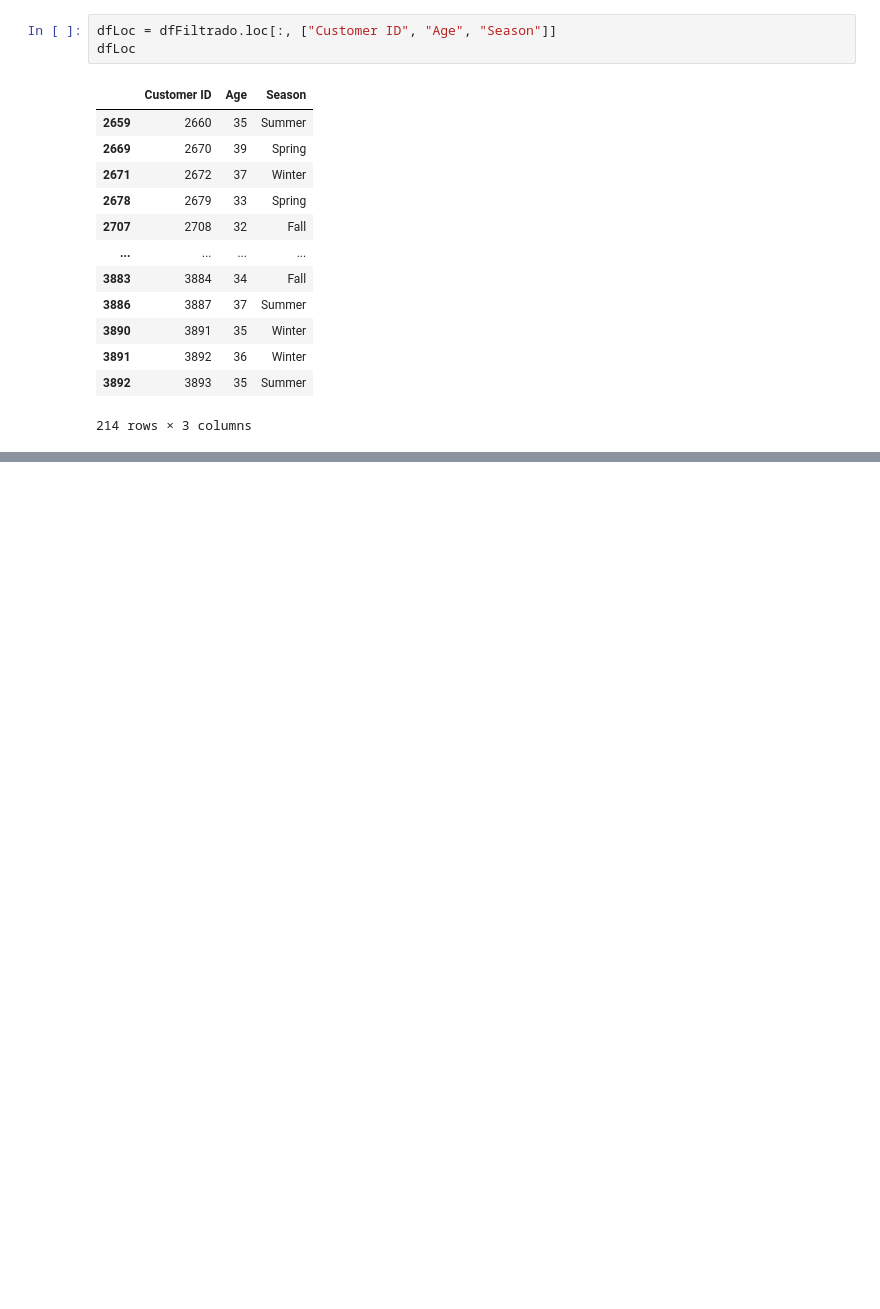
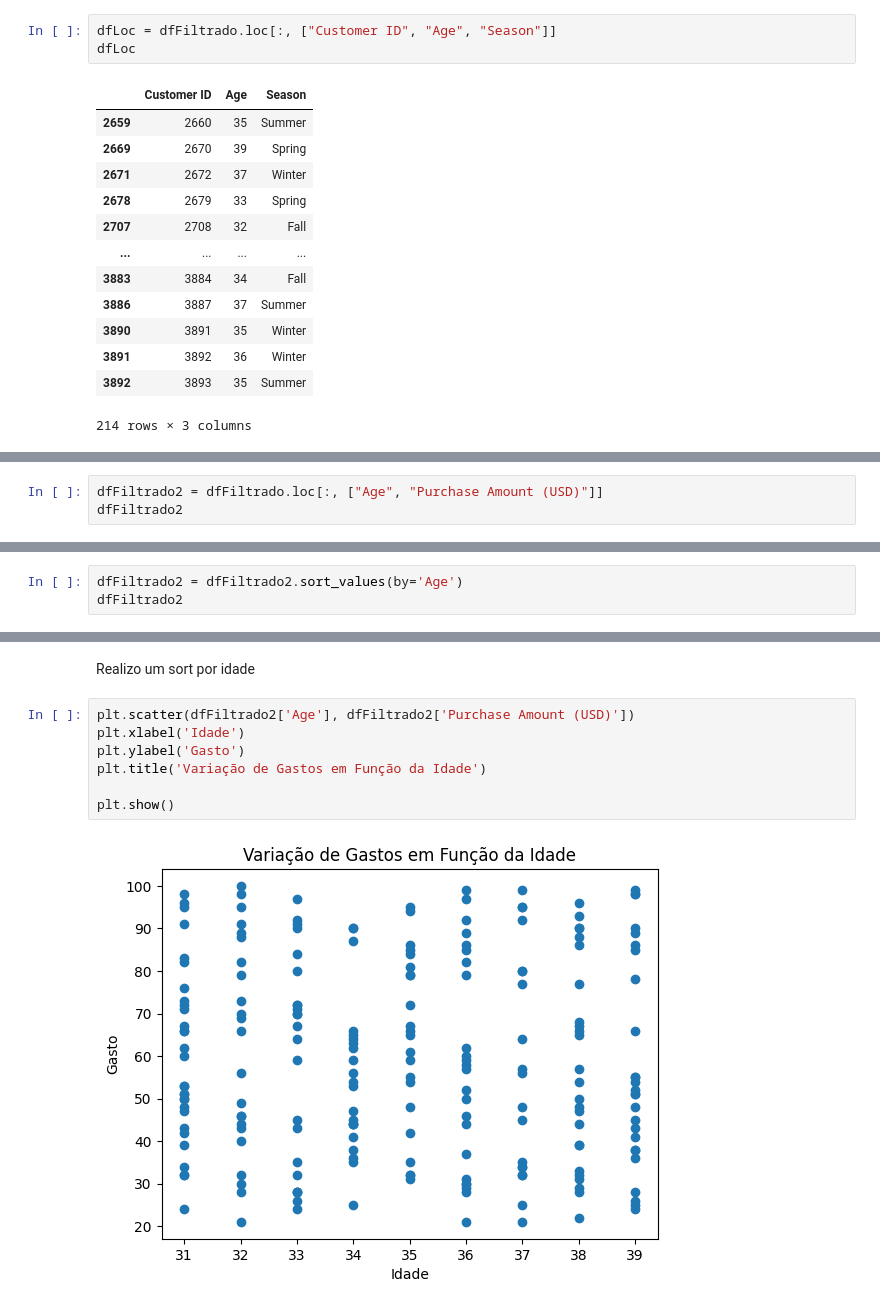
Before and after one commit to igeam/on26-python-s13-projeto-guiado-II, a Jupyter notebook: exercicios/para-casa/ExS13-analiseDados.ipynb, the cells around one changed output, grey strips where cells are left out. Drawn from its saved outputs; the diff is of its cells as text; blank space fills up the shorter version.

```diff
--- a/exercicios/para-casa/ExS13-analiseDados.ipynb
+++ b/exercicios/para-casa/ExS13-analiseDados.ipynb
@@ -81,0 +89,3 @@ AttributeError: module 'matplotlib' has no attribute 'xlabel'
+# %%
+dfFiltrado2 = dfFiltrado.loc[:, ["Age", "Purchase Amount (USD)"]]
+dfFiltrado2
@@ -81,0 +108,3 @@ AttributeError: module 'matplotlib' has no attribute 'xlabel'
+# %%
+dfFiltrado2 = dfFiltrado2.sort_values(by='Age')
+dfFiltrado2
@@ -81,0 +125,11 @@ AttributeError: module 'matplotlib' has no attribute 'xlabel'
+# %% [markdown]
+Realizo um sort por idade
+# %%
+plt.scatter(dfFiltrado2['Age'], dfFiltrado2['Purchase Amount (USD)'])
+plt.xlabel('Idade')
+plt.ylabel('Gasto')
+plt.title('Variação de Gastos em Função da Idade')
+
+plt.show()
+# %% [output]
+[figure, added]
```
Also changed, not shown: parts of 13 cells of this notebook, 1 other file.
